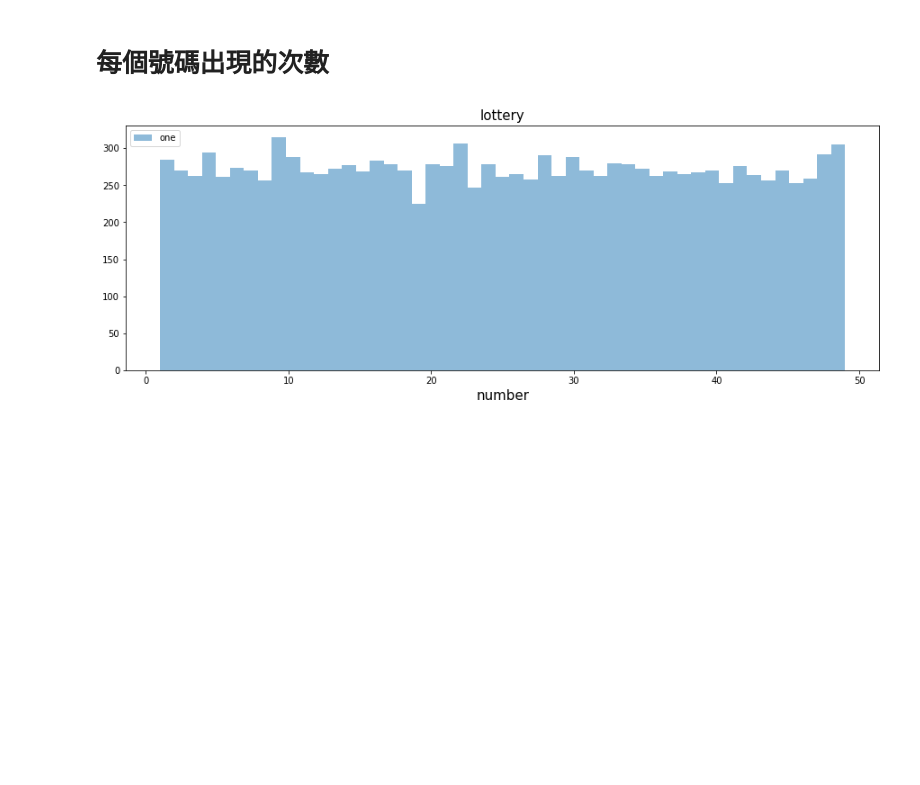
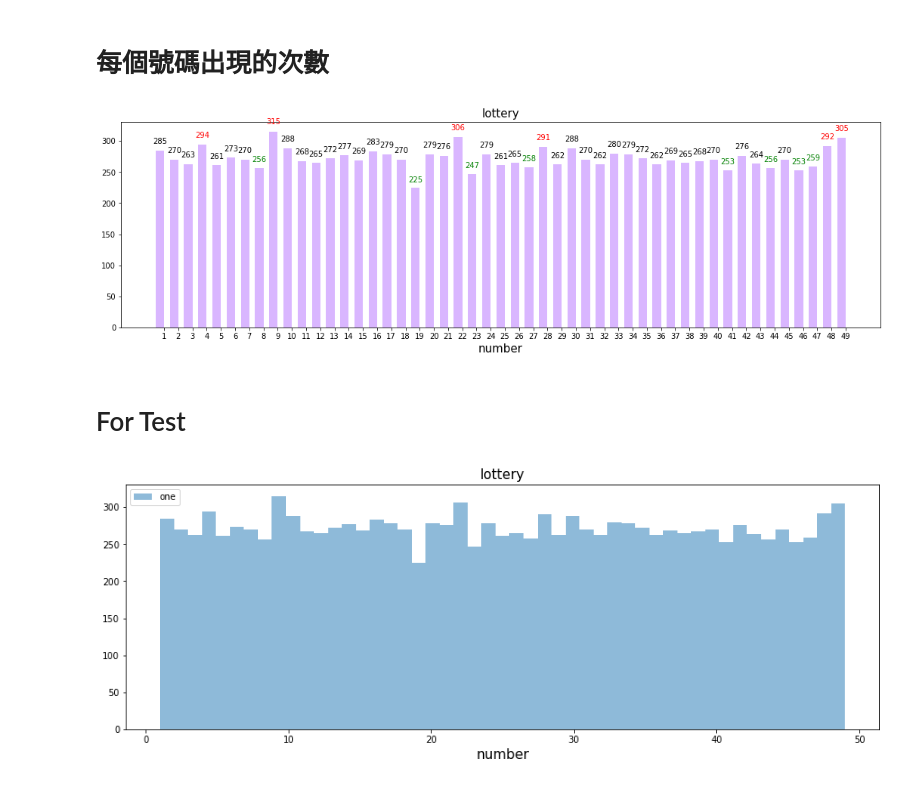
Before and after one commit to GoatWang/Lottery, a Jupyter notebook: lottery.ipynb, the cells around one changed output. Saved outputs shown, nothing was run; the diff lists cells and outputs as text; code cells hidden in the pictures; blank space fills up the shorter version.

```diff
--- a/lottery.ipynb
+++ b/lottery.ipynb
@@ -119,6 +119,34 @@ plt.show()
 [figure]
 # %% [markdown]
 # 每個號碼出現的次數
+# %%
+df = pd.Series(Counter(df_lottery_total))
+
+width = 0.6      # the width of the bars
+
+fig, ax = plt.subplots(figsize=(18, 5))
+rects = ax.bar(range(1, 50), list(df), width, color='#D9B6FF')
+
+plt.title('lottery', fontsize=15)
+plt.xlabel('number', fontsize=15)
+
+ax.set_xticks(ind + width / 2)
+ax.set_xticklabels(tuple(df.index))
+
+for rect in rects:
+    height = rect.get_height()
+    if int(height) > 290:
+        ax.text(rect.get_x() + rect.get_width()/2, 1.03*height, '%d' % int(height), ha='center', va='bottom', color='r')
+    elif int(height) < 260 :
+        ax.text(rect.get_x() + rect.get_width()/2, 1.03*height, '%d' % int(height), ha='center', va='bottom', color='g')
+    else:
+        ax.text(rect.get_x() + rect.get_width()/2, 1.03*height, '%d' % int(height), ha='center', va='bottom')
+
+plt.show()
+# %% [output]
+[figure, added]
+# %% [markdown]
+# For Test
 # %%
 from collections import Counter
 from pprint import pprint
```
Also changed, not shown: parts of 2 cells of this notebook.
